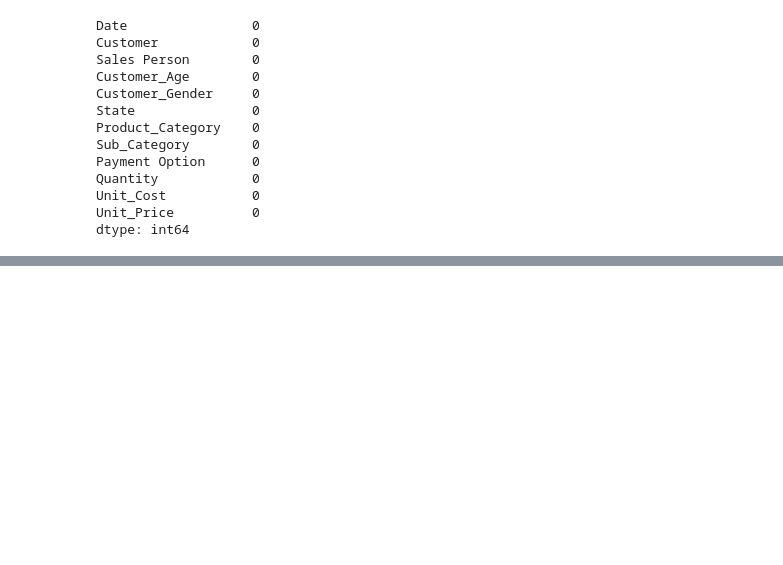
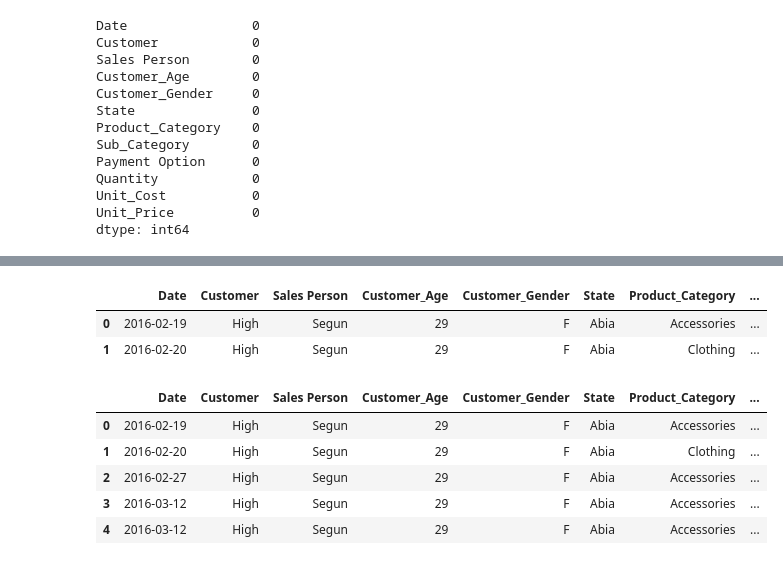
Before and after one commit to chemutai254/ML_Projects, a Jupyter notebook: EDA/Dune_Sales_Analysis.ipynb, the cells around one changed output, grey strips where cells are left out. Drawn from its saved outputs; the diff is of its cells as text; code cells hidden in the pictures; blank space fills up the shorter version.

Commit message:
Data Analysis

```diff
--- a/EDA/Dune_Sales_Analysis.ipynb
+++ b/EDA/Dune_Sales_Analysis.ipynb
@@ -163,0 +174,39 @@ dtype: int64
+# %%
+# Convert the data into a pandas datetime object
+df["Date"] = pd.to_datetime(df["Date"])
+#df.info()
+
+# Extract the Year, Month, Quarter
+df['Year'] = df["Date"].dt.year
+df['Month'] = df["Date"].dt.month
+df['Month_Name'] = df["Date"].dt.month_name()
+df['Quarter'] = df["Date"].dt.quarter
+df['Day'] = df["Date"].dt.dayofweek
+
+df.head(2)
+# %% [output]
+|  | Date | Customer | Sales Person | Customer_Age | Customer_Gender | State | Product_Category | ... |
+| 0 | 2016-02-19 | High | Segun | 29 | F | Abia | Accessories | ... |
+| 1 | 2016-02-20 | High | Segun | 29 | F | Abia | Clothing | ... |
+# %%
+# Group customer age
+def age_group(x):
+    if x <= 25:
+        return "<= 25 Young Adult"
+    elif x <= 40:
+        return "25-40 Adults"
+    elif x <= 50:
+        return "41-50 Old Adult"
+    else:
+        return ">=51 Elderly"
+
+# Apply function to the data
+df["Age_Group"] = df["Customer_Age"].apply(age_group)
+df.head()
+# %% [output]
+|  | Date | Customer | Sales Person | Customer_Age | Customer_Gender | State | Product_Category | ... |
+| 0 | 2016-02-19 | High | Segun | 29 | F | Abia | Accessories | ... |
+| 1 | 2016-02-20 | High | Segun | 29 | F | Abia | Clothing | ... |
+| 2 | 2016-02-27 | High | Segun | 29 | F | Abia | Accessories | ... |
+| 3 | 2016-03-12 | High | Segun | 29 | F | Abia | Accessories | ... |
+| 4 | 2016-03-12 | High | Segun | 29 | F | Abia | Accessories | ... |
```
Also changed, not shown: parts of 4 cells of this notebook.
